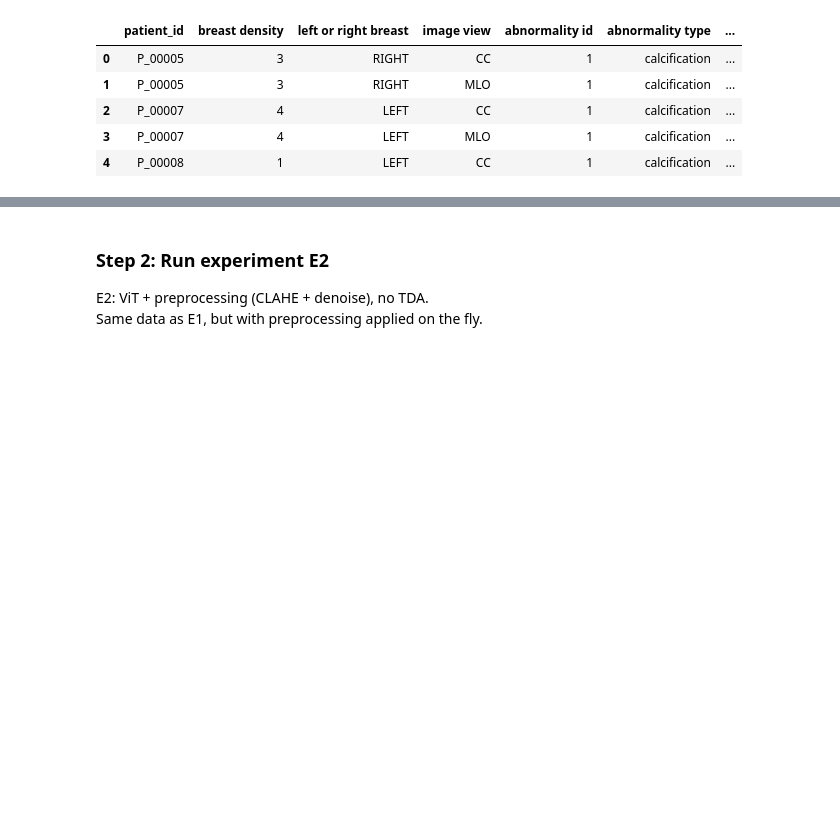
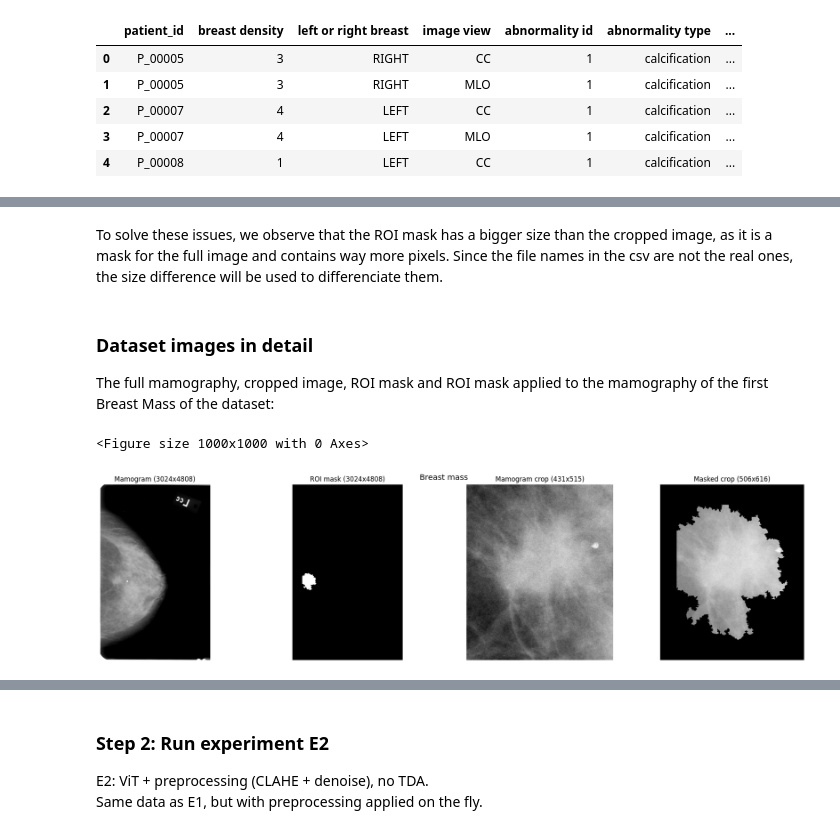
Before and after one commit to EstherRH00/TDA_Visual_Transformer, a Jupyter notebook: notebook.ipynb, the cells around one changed output, grey strips where cells are left out. Drawn from its saved outputs; the diff is of its cells as text; code cells hidden in the pictures; blank space fills up the shorter version.

```diff
--- a/notebook.ipynb
+++ b/notebook.ipynb
@@ -348,0 +224,42 @@ Experiment Design
+# %% [markdown]
+To solve these issues, we observe that the ROI mask has a bigger size than the cropped image, as it is a mask for the full image and contains way more pixels. Since the file names in the csv are not the real ones, the size difference will be used to differenciate them.
+# %% [markdown]
+
+### Dataset images in detail <a id="images"></a>
+
+The full mamography, cropped image, ROI mask and ROI mask applied to the mamography of the first Breast Mass of the dataset:
+# %%
+import matplotlib.pyplot as plt
+from src.utils.image_utils import resolve_mamogram_path, resolve_cropped_mamogram_path, resolve_roi_mask_path, load_dicom, extract_roi_crop
+
+row = mass_train_df.iloc[0]
+
+mamogram_path = resolve_mamogram_path(row["image file path"])
+mamogram = load_dicom(mamogram_path)
+
+roi_mask_path = resolve_roi_mask_path(row["ROI mask file path"])
+roi_mask = load_dicom(roi_mask_path)
+
+cropped_mamogram_path = resolve_cropped_mamogram_path(row["cropped image file path"])
+cropped_mamogram = load_dicom(cropped_mamogram_path)
+
+roi_crop, masked_crop = extract_roi_crop(mamogram, roi_mask)
+
+plt.figure(figsize=(10,10))
+
+fig, axes = plt.subplots(1, 4, figsize=(20, 5))
+for ax, img, title in zip(axes,
+    [mamogram, roi_mask, cropped_mamogram, masked_crop],
+    [f'Mamogram ({mamogram.shape[1]}x{mamogram.shape[0]})',
+     f'ROI mask ({roi_mask.shape[1]}x{roi_mask.shape[0]})',
+     f'Mamogram crop ({cropped_mamogram.shape[1]}x{cropped_mamogram.shape[0]})',
+     f'Masked crop ({masked_crop.shape[1]}x{masked_crop.shape[0]})']):
+    ax.imshow(img, cmap='gray')
+    ax.set_title(title)
+    ax.axis('off')
+plt.tight_layout()
+plt.suptitle("Breast mass", fontsize="x-large")
+plt.show()
+# %% [output]
+<Figure size 1000x1000 with 0 Axes>
+[figure, added]
```
Also changed, not shown: parts of 30 cells of this notebook, 13 other files.
